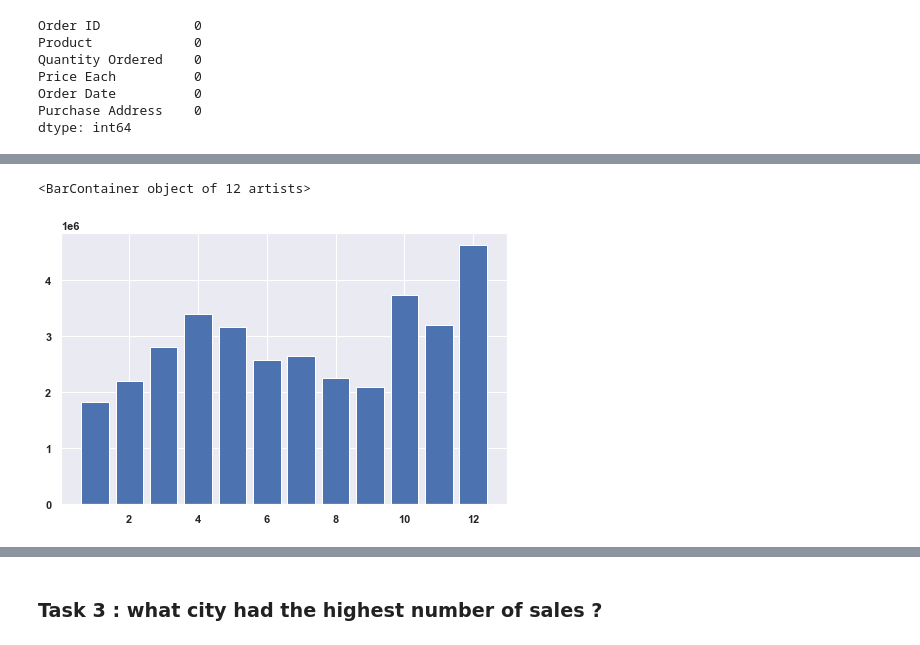
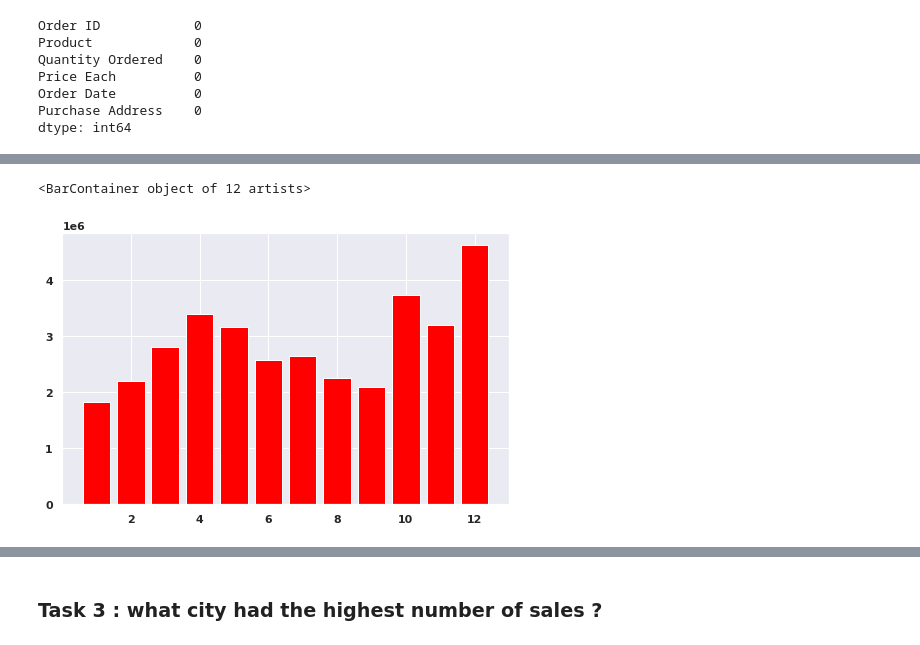
Before and after one commit to MohamedWaelAlsayed/Finance_Project, a Jupyter notebook: Sales-Problem.ipynb, the cells around one changed output, grey strips where cells are left out. Saved outputs shown, nothing was run; the diff lists cells and outputs as text; code cells hidden in the pictures.

```diff
--- a/Sales-Problem.ipynb
+++ b/Sales-Problem.ipynb
@@ -15,10 +19,11 @@ sns.set()
 # %% [markdown]
 ### Task 1 : Merge the 12 months of sales data into a single csv file
 # %%
-files = os.listdir('./Sales_Data/')
+files = os.listdir('../Pandas-Data-Science-Tasks/SalesAnalysis/Sales_Data')
+print(files)
 df = pd.DataFrame()
 for i in files:
-    hold = pd.read_csv('./Sales_Data/' + i)
+    hold = pd.read_csv("../Pandas-Data-Science-Tasks/SalesAnalysis/Sales_Data/"+i)
     df = pd.concat([df,hold])
-df
+print(df)
 # %% [output]
@@ -56,2 +165,2 @@ df['Order Date'] = pd.to_datetime(df['Order Date'])
 # %%
-df['month'] = df['Order Date'].apply(lambda x : x.month)
+# df['month'] = df['Order Date'].apply(lambda x : x.month)
@@ -57,0 +171,3 @@ df['month'] = df['Order Date'].apply(lambda x : x.month)
+# %%
+df["month"] = df["Order Date"].dt.month
+df["month"]
@@ -82,7 +256,7 @@ df.head()
 sales = df.groupby('month')['sales'].sum()
 # %%
 sales = sales.sort_values(ascending = False)
-plt.bar(sales.index , sales.values)
+plt.bar(sales.index , sales.values, color= "red")
 # %% [output]
 <BarContainer object of 12 artists>
-[figure, old version]
+[figure, new version]
```
Also changed, not shown: parts of 35 cells of this notebook.
